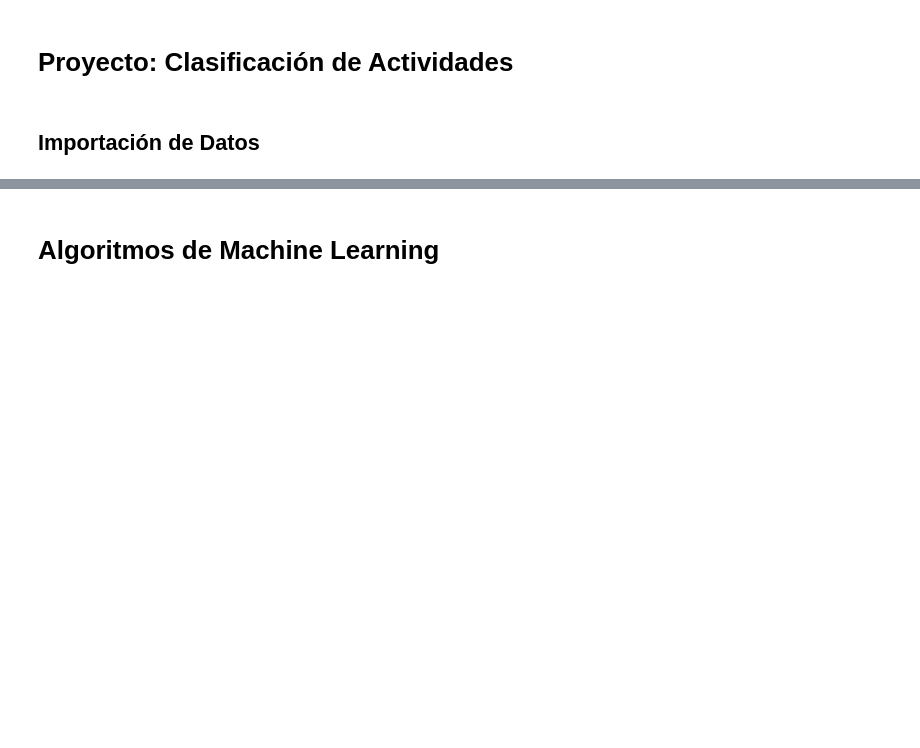
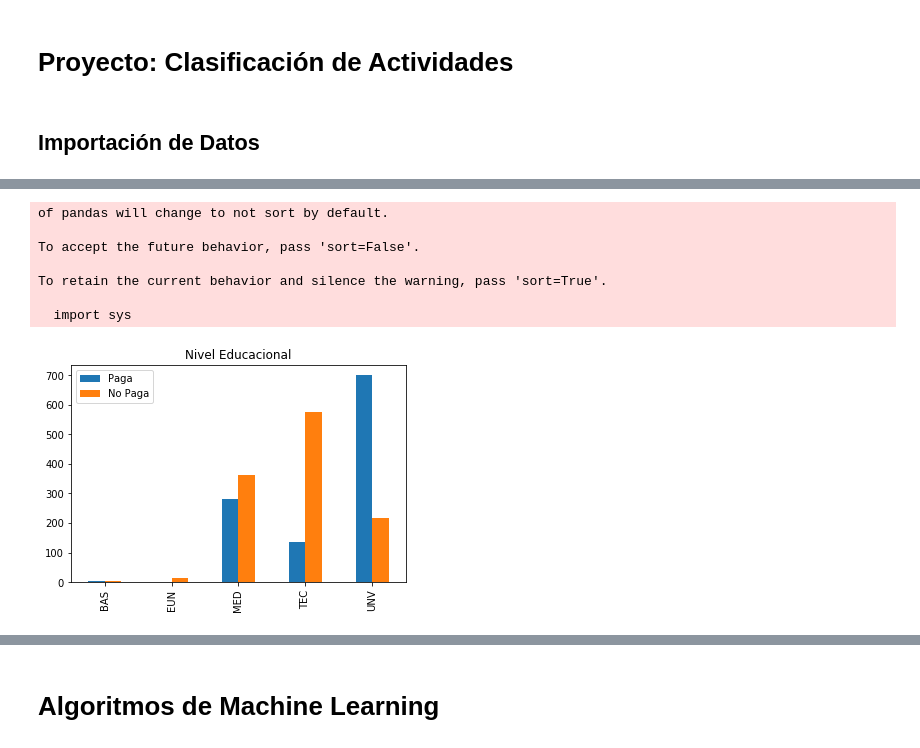
Before and after one commit to GioPais/Credit_score_project, a Jupyter notebook: Credit_score.ipynb, the cells around one changed output, grey strips where cells are left out. Saved outputs shown, nothing was run; the diff lists cells and outputs as text; code cells hidden in the pictures; blank space fills up the shorter version.

```diff
--- a/Credit_score.ipynb
+++ b/Credit_score.ipynb
@@ -583,0 +116,19 @@ plt.show()
+# %%
+#Histograma Niv Educ
+counter_genero_no_paga = Counter(featuresAsArray[y_data==0,3])
+counter_genero_paga = Counter(featuresAsArray[y_data==1,3])
+df1 = pd.DataFrame.from_dict(counter_genero_paga, orient='index', columns=['Paga'])
+df2 = pd.DataFrame.from_dict(counter_genero_no_paga, orient='index', columns=['No Paga'])
+
+DF = pd.concat([df1,df2], axis=1)
+
+DFGPlot = DF.plot(kind='bar', title = 'Nivel Educacional')
+# %% [output]
+of pandas will change to not sort by default.
+
+To accept the future behavior, pass 'sort=False'.
+
+To retain the current behavior and silence the warning, pass 'sort=True'.
+
+  import sys
+[figure, added]
```
Also changed, not shown: parts of 45 cells of this notebook.
